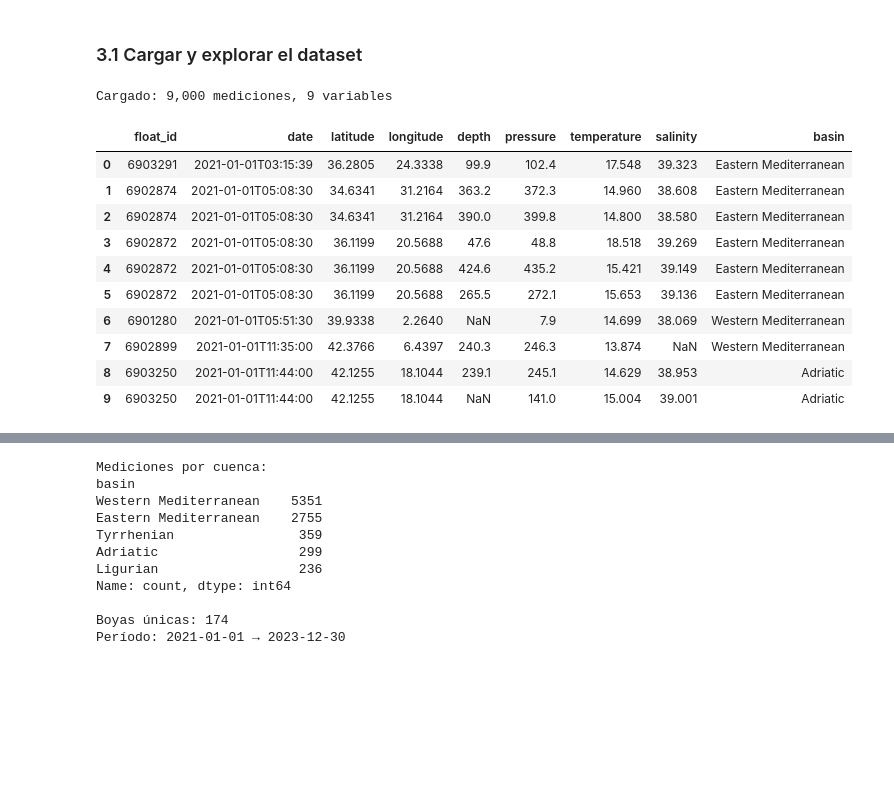
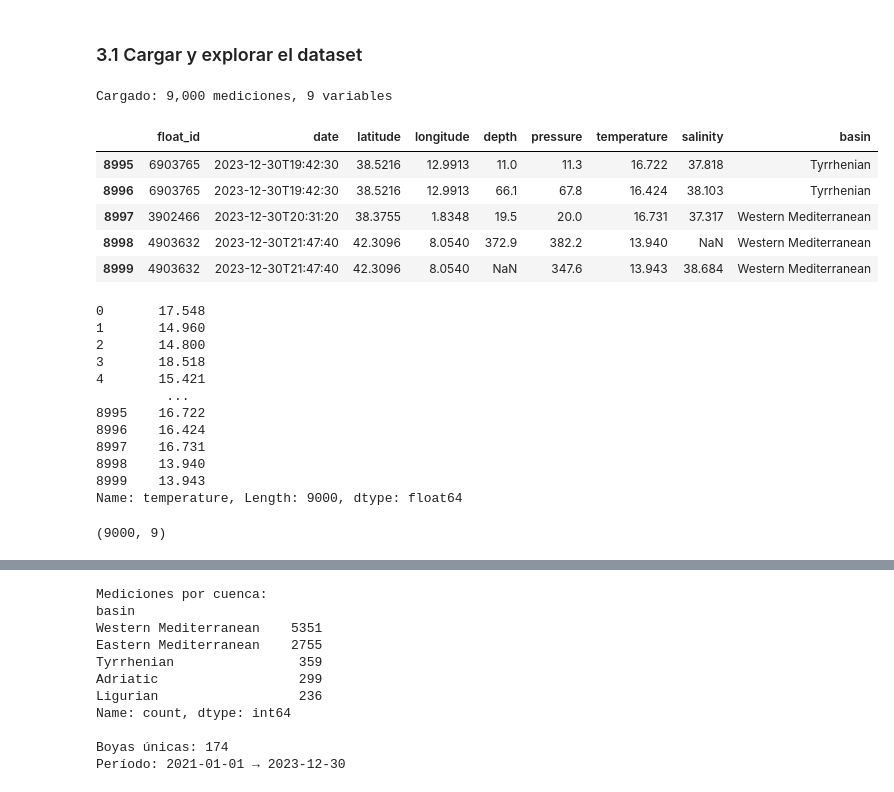
Before and after one commit to rbadan99/analisis-argo, a Jupyter notebook: clase2.ipynb, the cells around one changed output, grey strips where cells are left out. Cells and saved outputs as stored; diff of their text form; code cells hidden in the pictures; blank space fills up the shorter version.

```diff
--- a/clase2.ipynb
+++ b/clase2.ipynb
@@ -282,17 +297,12 @@ Pandas 3.0.2
 # %%
 df = pd.read_csv(os.path.join('data', 'argo_mediterraneo.csv'))
 print(f'Cargado: {df.shape[0]:,} mediciones, {df.shape[1]} variables')
-df.head(10)
+df.tail()
 # %% [output]
 Cargado: 9,000 mediciones, 9 variables
 |  | float_id | date | latitude | longitude | depth | pressure | temperature | salinity | basin |
-| 0 | 6903291 | 2021-01-01T03:15:39 | 36.2805 | 24.3338 | 99.9 | 102.4 | 17.548 | 39.323 | Eastern Mediterranean |
-| 1 | 6902874 | 2021-01-01T05:08:30 | 34.6341 | 31.2164 | 363.2 | 372.3 | 14.960 | 38.608 | Eastern Mediterranean |
-| 2 | 6902874 | 2021-01-01T05:08:30 | 34.6341 | 31.2164 | 390.0 | 399.8 | 14.800 | 38.580 | Eastern Mediterranean |
-| 3 | 6902872 | 2021-01-01T05:08:30 | 36.1199 | 20.5688 | 47.6 | 48.8 | 18.518 | 39.269 | Eastern Mediterranean |
-| 4 | 6902872 | 2021-01-01T05:08:30 | 36.1199 | 20.5688 | 424.6 | 435.2 | 15.421 | 39.149 | Eastern Mediterranean |
-| 5 | 6902872 | 2021-01-01T05:08:30 | 36.1199 | 20.5688 | 265.5 | 272.1 | 15.653 | 39.136 | Eastern Mediterranean |
-| 6 | 6901280 | 2021-01-01T05:51:30 | 39.9338 | 2.2640 | NaN | 7.9 | 14.699 | 38.069 | Western Mediterranean |
-| 7 | 6902899 | 2021-01-01T11:35:00 | 42.3766 | 6.4397 | 240.3 | 246.3 | 13.874 | NaN | Western Mediterranean |
-| 8 | 6903250 | 2021-01-01T11:44:00 | 42.1255 | 18.1044 | 239.1 | 245.1 | 14.629 | 38.953 | Adriatic |
-| 9 | 6903250 | 2021-01-01T11:44:00 | 42.1255 | 18.1044 | NaN | 141.0 | 15.004 | 39.001 | Adriatic |
+| 8995 | 6903765 | 2023-12-30T19:42:30 | 38.5216 | 12.9913 | 11.0 | 11.3 | 16.722 | 37.818 | Tyrrhenian |
+| 8996 | 6903765 | 2023-12-30T19:42:30 | 38.5216 | 12.9913 | 66.1 | 67.8 | 16.424 | 38.103 | Tyrrhenian |
+| 8997 | 3902466 | 2023-12-30T20:31:20 | 38.3755 | 1.8348 | 19.5 | 20.0 | 16.731 | 37.317 | Western Mediterranean |
+| 8998 | 4903632 | 2023-12-30T21:47:40 | 42.3096 | 8.0540 | 372.9 | 382.2 | 13.940 | NaN | Western Mediterranean |
+| 8999 | 4903632 | 2023-12-30T21:47:40 | 42.3096 | 8.0540 | NaN | 347.6 | 13.943 | 38.684 | Western Mediterranean |
@@ -298,0 +311,19 @@ Cargado: 9,000 mediciones, 9 variables
+# %%
+df["temperature"]
+# %% [output]
+0       17.548
+1       14.960
+2       14.800
+3       18.518
+4       15.421
+         ...
+8995    16.722
+8996    16.424
+8997    16.731
+8998    13.940
+8999    13.943
+Name: temperature, Length: 9000, dtype: float64
+# %%
+df.shape
+# %% [output]
+(9000, 9)
```
Also changed, not shown: parts of 17 cells of this notebook.
